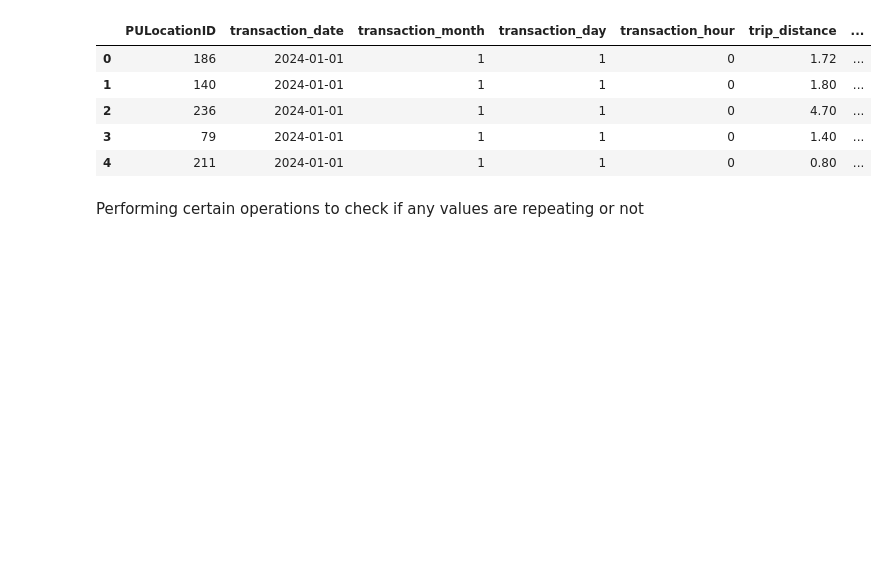
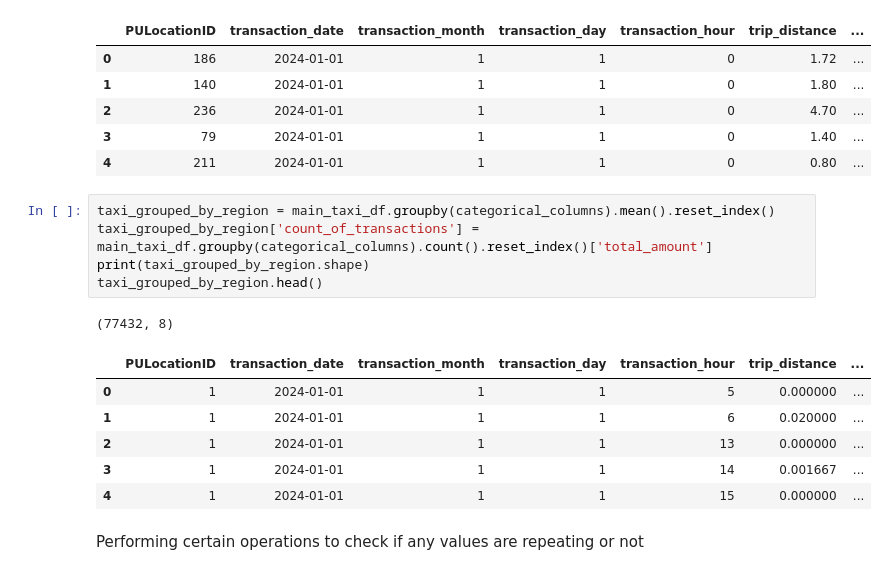
Before and after one commit to chitresh99/New-York-Taxi-Analysis, a Jupyter notebook: newyorktaxtanalysis.ipynb, the cells around one changed output. Saved outputs shown, nothing was run; the diff lists cells and outputs as text; blank space fills up the shorter version.

```diff
--- a/newyorktaxtanalysis.ipynb
+++ b/newyorktaxtanalysis.ipynb
@@ -338,6 +338,19 @@ main_taxi_df.head()
 | 2 | 236 | 2024-01-01 | 1 | 1 | 0 | 4.70 | ... |
 | 3 | 79 | 2024-01-01 | 1 | 1 | 0 | 1.40 | ... |
 | 4 | 211 | 2024-01-01 | 1 | 1 | 0 | 0.80 | ... |
+# %%
+taxi_grouped_by_region = main_taxi_df.groupby(categorical_columns).mean().reset_index()
+taxi_grouped_by_region['count_of_transactions'] = main_taxi_df.groupby(categorical_columns).count().reset_index()['total_amount']
+print(taxi_grouped_by_region.shape)
+taxi_grouped_by_region.head()
+# %% [output]
+(77432, 8)
+|  | PULocationID | transaction_date | transaction_month | transaction_day | transaction_hour | trip_distance | ... |
+| 0 | 1 | 2024-01-01 | 1 | 1 | 5 | 0.000000 | ... |
+| 1 | 1 | 2024-01-01 | 1 | 1 | 6 | 0.020000 | ... |
+| 2 | 1 | 2024-01-01 | 1 | 1 | 13 | 0.000000 | ... |
+| 3 | 1 | 2024-01-01 | 1 | 1 | 14 | 0.001667 | ... |
+| 4 | 1 | 2024-01-01 | 1 | 1 | 15 | 0.000000 | ... |
 # %% [markdown]
 Performing certain operations to check if any values are repeating or not
 # %%
```
Also changed, not shown: parts of 7 cells of this notebook.
